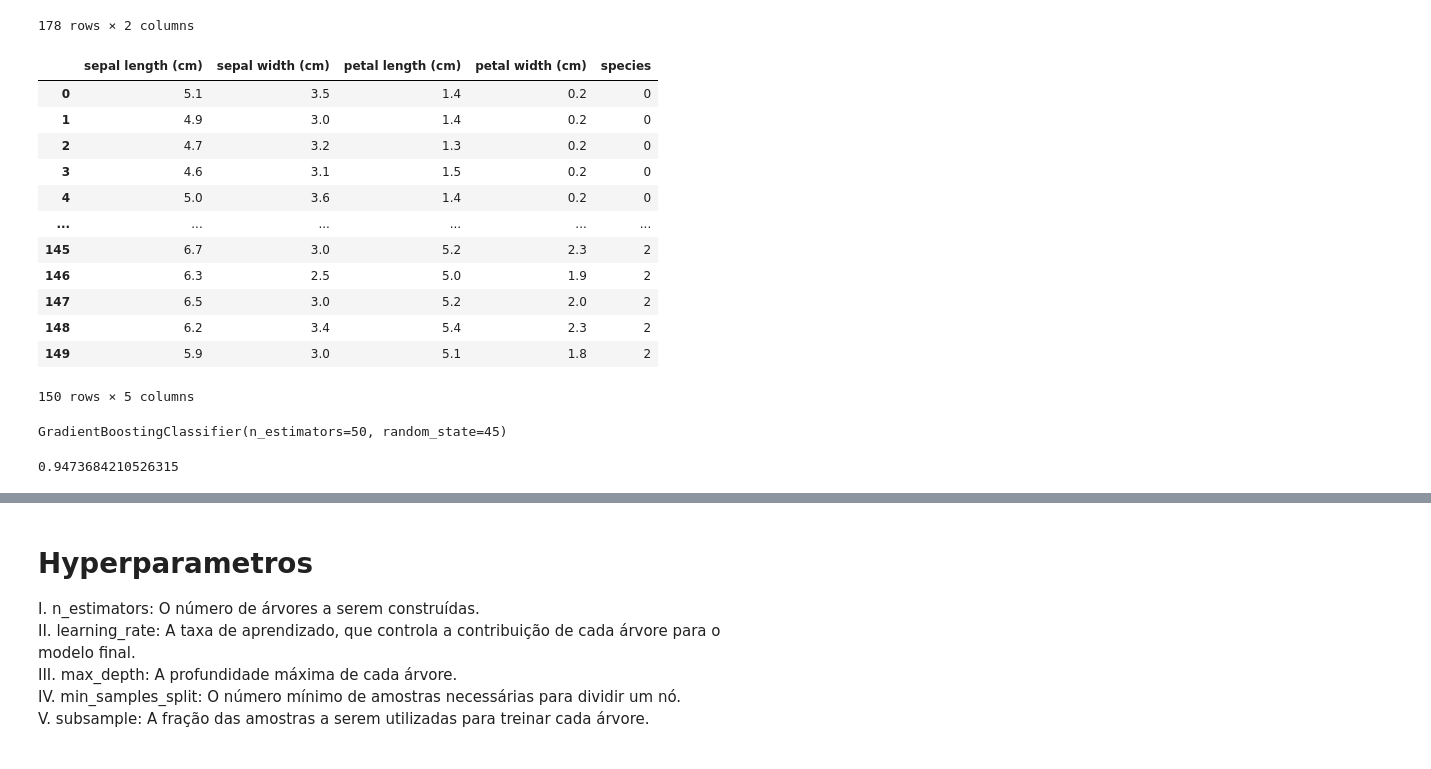
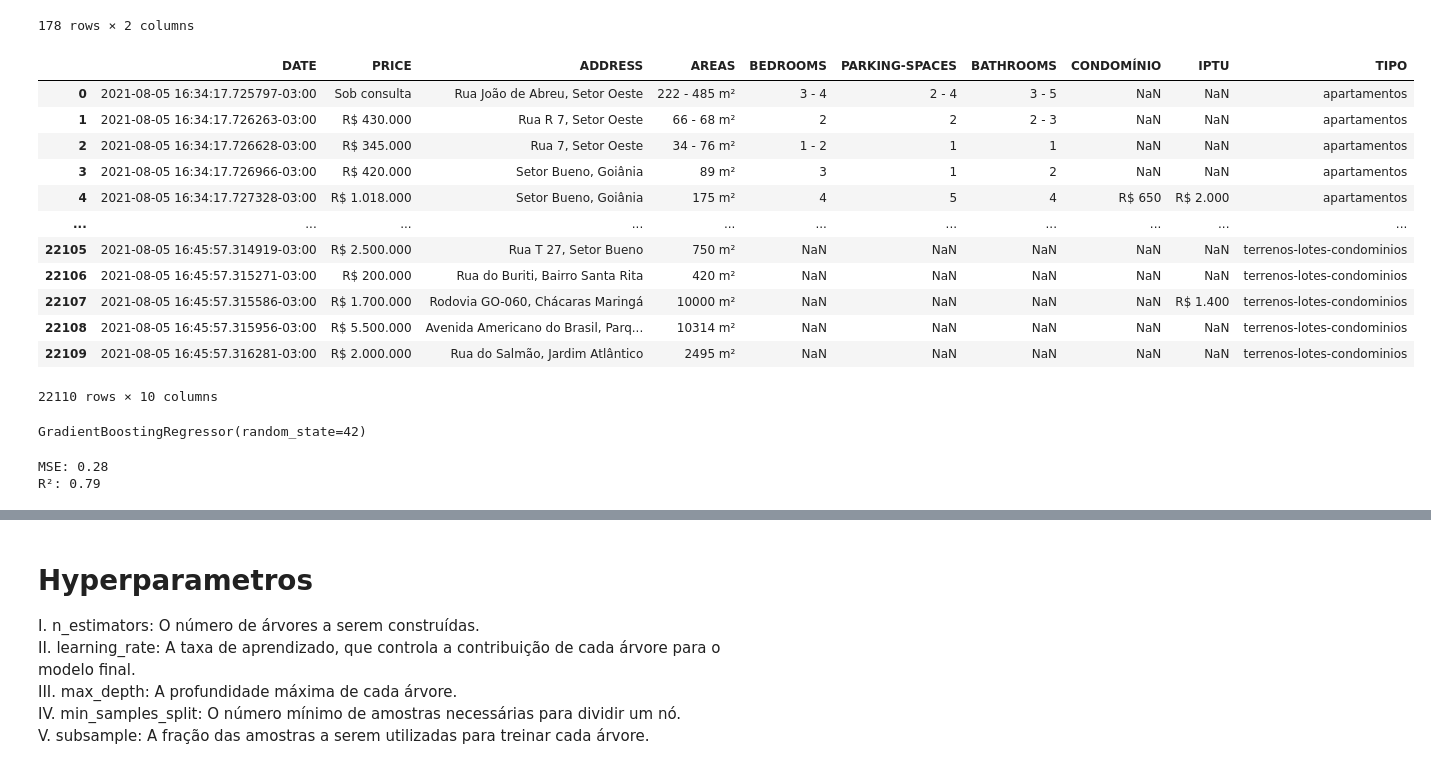
Before and after one commit to EnzoBentoMartins/EBAC, a Jupyter notebook: CombinacaoDeModelosII/GradientBoostingMachine.ipynb, the cells around one changed output, grey strips where cells are left out. Cells and saved outputs as stored; diff of their text form; code cells hidden in the pictures.

```diff
--- a/CombinacaoDeModelosII/GradientBoostingMachine.ipynb
+++ b/CombinacaoDeModelosII/GradientBoostingMachine.ipynb
@@ -127,22 +129,20 @@ new_frame
 | 146 | 1 | 0 |
 178 rows × 2 columns
 # %%
-iris = load_iris()
-iris_df = pd.DataFrame(data=iris.data, columns=iris.feature_names)
-iris_df['species'] = iris.target
-iris_df
+imoveis = pd.read_csv('dados_imoveis.csv')
+imoveis
 # %% [output]
-|  | sepal length (cm) | sepal width (cm) | petal length (cm) | petal width (cm) | species |
-| 0 | 5.1 | 3.5 | 1.4 | 0.2 | 0 |
-| 1 | 4.9 | 3.0 | 1.4 | 0.2 | 0 |
-| 2 | 4.7 | 3.2 | 1.3 | 0.2 | 0 |
-| 3 | 4.6 | 3.1 | 1.5 | 0.2 | 0 |
-| 4 | 5.0 | 3.6 | 1.4 | 0.2 | 0 |
-| ... | ... | ... | ... | ... | ... |
-| 145 | 6.7 | 3.0 | 5.2 | 2.3 | 2 |
-| 146 | 6.3 | 2.5 | 5.0 | 1.9 | 2 |
-| 147 | 6.5 | 3.0 | 5.2 | 2.0 | 2 |
-| 148 | 6.2 | 3.4 | 5.4 | 2.3 | 2 |
-| 149 | 5.9 | 3.0 | 5.1 | 1.8 | 2 |
+|  | DATE | PRICE | ADDRESS | AREAS | BEDROOMS | PARKING-SPACES | BATHROOMS | CONDOMÍNIO | IPTU | TIPO |
+| 0 | 2021-08-05 16:34:17.725797-03:00 | Sob consulta | Rua João de Abreu, Setor Oeste | 222 - 485 m² | 3 - 4 | 2 - 4 | 3 - 5 | NaN | NaN | apartamentos |
+| 1 | 2021-08-05 16:34:17.726263-03:00 | R$ 430.000 | Rua R 7, Setor Oeste | 66 - 68 m² | 2 | 2 | 2 - 3 | NaN | NaN | apartamentos |
+| 2 | 2021-08-05 16:34:17.726628-03:00 | R$ 345.000 | Rua 7, Setor Oeste | 34 - 76 m² | 1 - 2 | 1 | 1 | NaN | NaN | apartamentos |
+| 3 | 2021-08-05 16:34:17.726966-03:00 | R$ 420.000 | Setor Bueno, Goiânia | 89 m² | 3 | 1 | 2 | NaN | NaN | apartamentos |
+| 4 | 2021-08-05 16:34:17.727328-03:00 | R$ 1.018.000 | Setor Bueno, Goiânia | 175 m² | 4 | 5 | 4 | R$ 650 | R$ 2.000 | apartamentos |
+| ... | ... | ... | ... | ... | ... | ... | ... | ... | ... | ... |
+| 22105 | 2021-08-05 16:45:57.314919-03:00 | R$ 2.500.000 | Rua T 27, Setor Bueno | 750 m² | NaN | NaN | NaN | NaN | NaN | terrenos-lotes-condominios |
+| 22106 | 2021-08-05 16:45:57.315271-03:00 | R$ 200.000 | Rua do Buriti, Bairro Santa Rita | 420 m² | NaN | NaN | NaN | NaN | NaN | terrenos-lotes-condominios |
+| 22107 | 2021-08-05 16:45:57.315586-03:00 | R$ 1.700.000 | Rodovia GO-060, Chácaras Maringá | 10000 m² | NaN | NaN | NaN | NaN | R$ 1.400 | terrenos-lotes-condominios |
+| 22108 | 2021-08-05 16:45:57.315956-03:00 | R$ 5.500.000 | Avenida Americano do Brasil, Parq... | 10314 m² | NaN | NaN | NaN | NaN | NaN | terrenos-lotes-condominios |
+| 22109 | 2021-08-05 16:45:57.316281-03:00 | R$ 2.000.000 | Rua do Salmão, Jardim Atlântico | 2495 m² | NaN | NaN | NaN | NaN | NaN | terrenos-lotes-condominios |
-150 rows × 5 columns
+22110 rows × 10 columns
 # %%
@@ -151,8 +152,8 @@ X0 = iris_df.drop(columns='species')
 
 X0_train, X0_test, y0_train, y0_test = train_test_split(X0, y0, random_state=45)
 # %%
-modelo = GradientBoostingClassifier(n_estimators=50, learning_rate=0.1, max_depth=3, random_state=45)
-modelo.fit(X0_train, y0_train)
+model = GradientBoostingRegressor(n_estimators=100, learning_rate=0.1, max_depth=3, random_state=42)
+model.fit(X0_train, y0_train)
 # %% [output]
-GradientBoostingClassifier(n_estimators=50, random_state=45)
+GradientBoostingRegressor(random_state=42)
 # %%
@@ -160,8 +161,12 @@ y0_pred = modelo.predict(X0_test)
 # %%
-acuracia = accuracy_score(y0_test, y0_pred)
-print(acuracia)
+mse = mean_squared_error(y0_test, y0_pred)
+r2 = r2_score(y0_test, y0_pred)
+
+print(f"MSE: {mse:.2f}")
+print(f"R²: {r2:.2f}")
 # %% [output]
-0.9473684210526315
+MSE: 0.28
+R²: 0.79
 # %%
 new_frame = {'y_test': y0_test, 'y_pred': y0_pred}
 new_frame = pd.DataFrame(new_frame)
```
Also changed, not shown: parts of 5 cells of this notebook.
